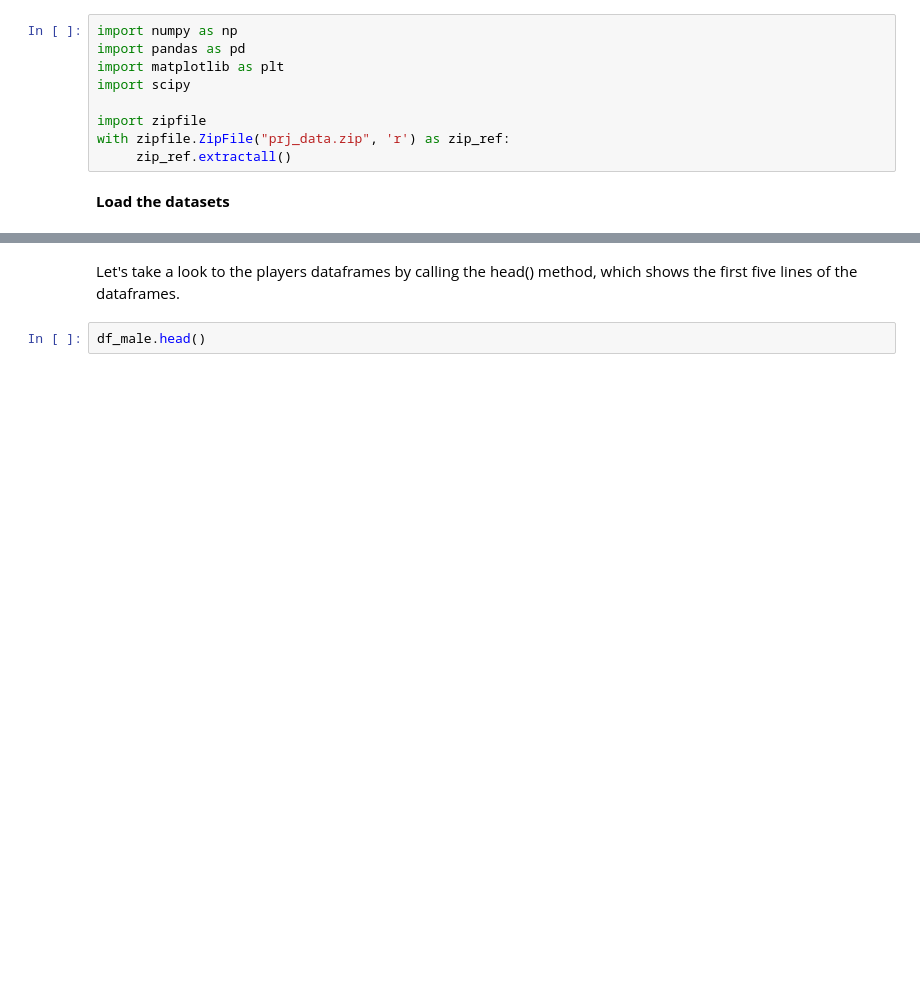
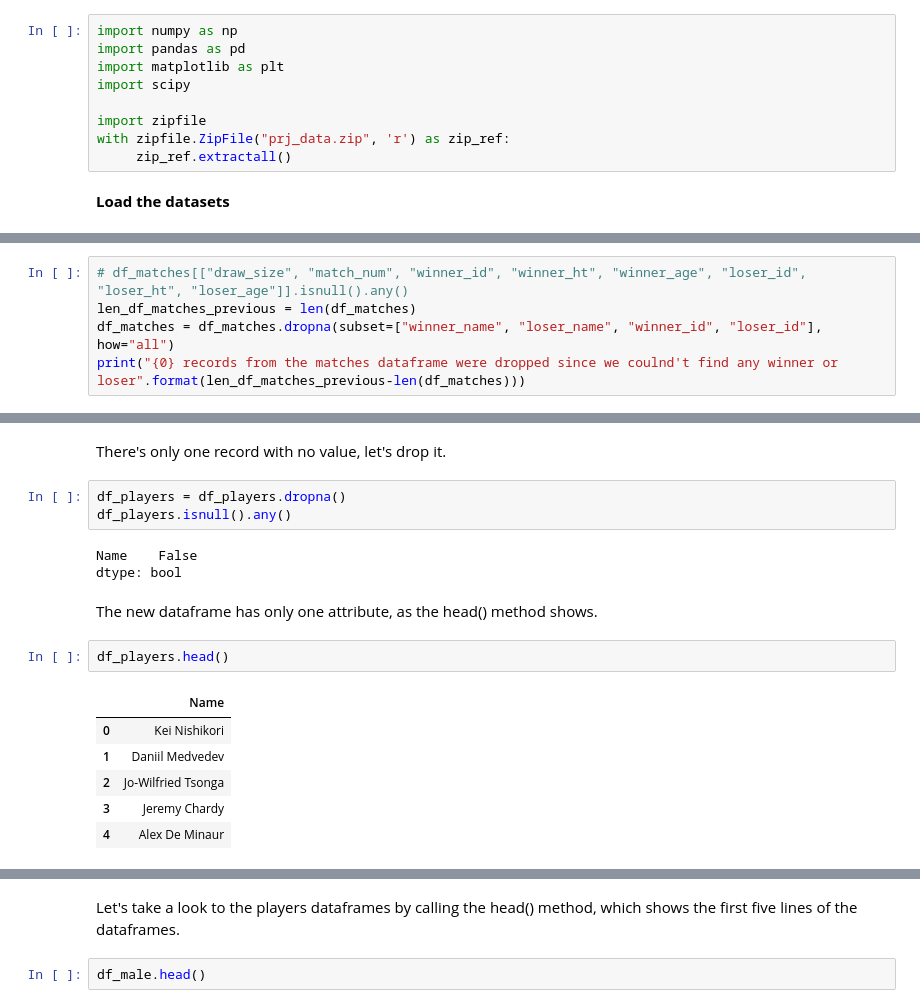
Before and after one commit to nikodallanoce/DataMiningProject, a Jupyter notebook: DM_14_TASK1/DM_14_TASK1.ipynb, the cells around one changed output, grey strips where cells are left out. Saved outputs shown, nothing was run; the diff lists cells and outputs as text; blank space fills up the shorter version.

```diff
--- a/DM_14_TASK1/DM_14_TASK1.ipynb
+++ b/DM_14_TASK1/DM_14_TASK1.ipynb
@@ -76,0 +61,5 @@ Zeynep  Sena Sarioglan
+# %%
+# df_matches[["draw_size", "match_num", "winner_id", "winner_ht", "winner_age", "loser_id", "loser_ht", "loser_age"]].isnull().any()
+len_df_matches_previous = len(df_matches)
+df_matches = df_matches.dropna(subset=["winner_name", "loser_name", "winner_id", "loser_id"], how="all")
+print("{0} records from the matches dataframe were dropped since we coulnd't find any winner or loser".format(len_df_matches_previous-len(df_matches)))
@@ -76,0 +95,19 @@ Zeynep  Sena Sarioglan
+# %% [markdown]
+There's only one record with no value, let's drop it.
+# %%
+df_players = df_players.dropna()
+df_players.isnull().any()
+# %% [output]
+Name    False
+dtype: bool
+# %% [markdown]
+The new dataframe has only one attribute, as the head() method shows.
+# %%
+df_players.head()
+# %% [output]
+|  | Name |
+| 0 | Kei Nishikori |
+| 1 | Daniil Medvedev |
+| 2 | Jo-Wilfried Tsonga |
+| 3 | Jeremy Chardy |
+| 4 | Alex De Minaur |
```
Also changed, not shown: parts of 28 cells of this notebook.
